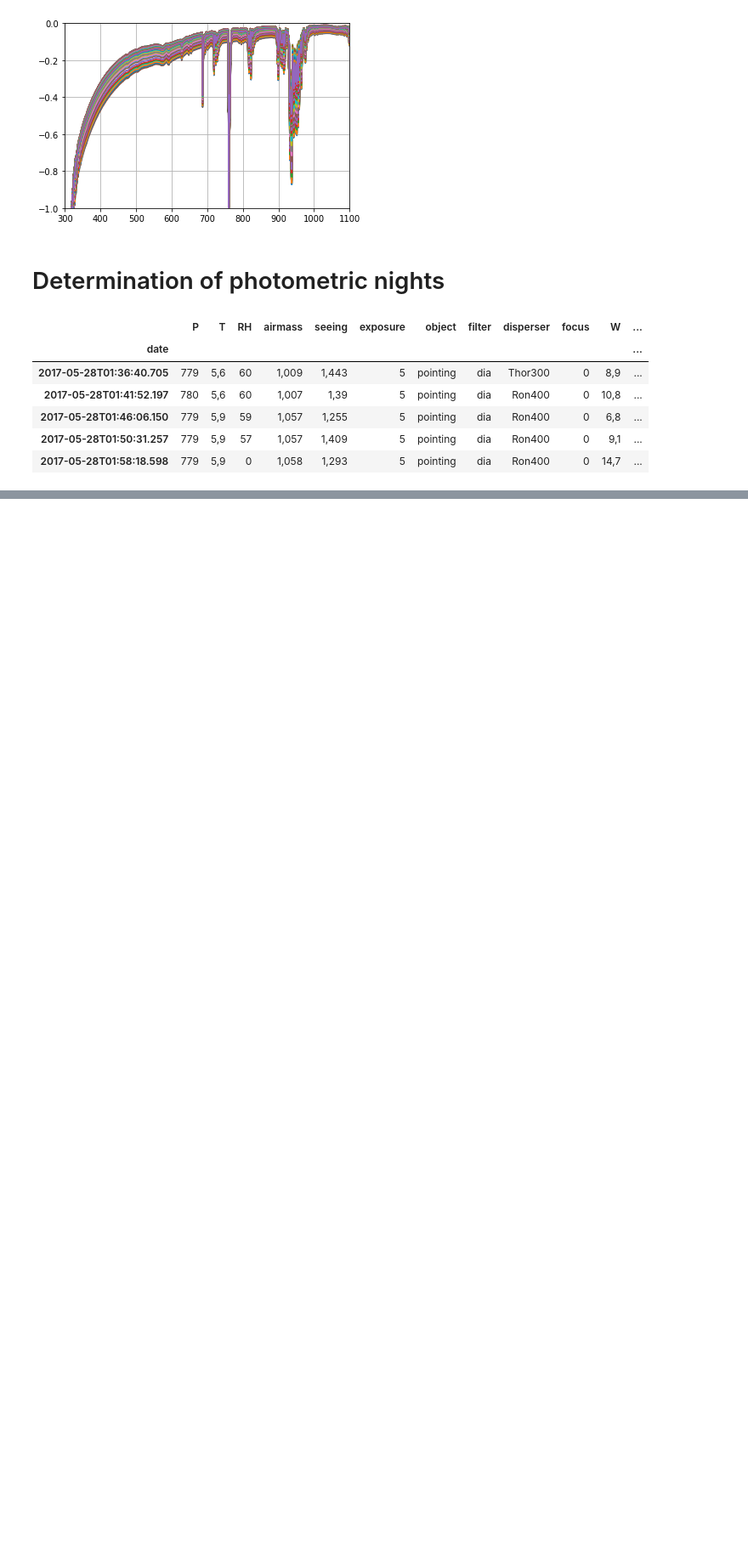
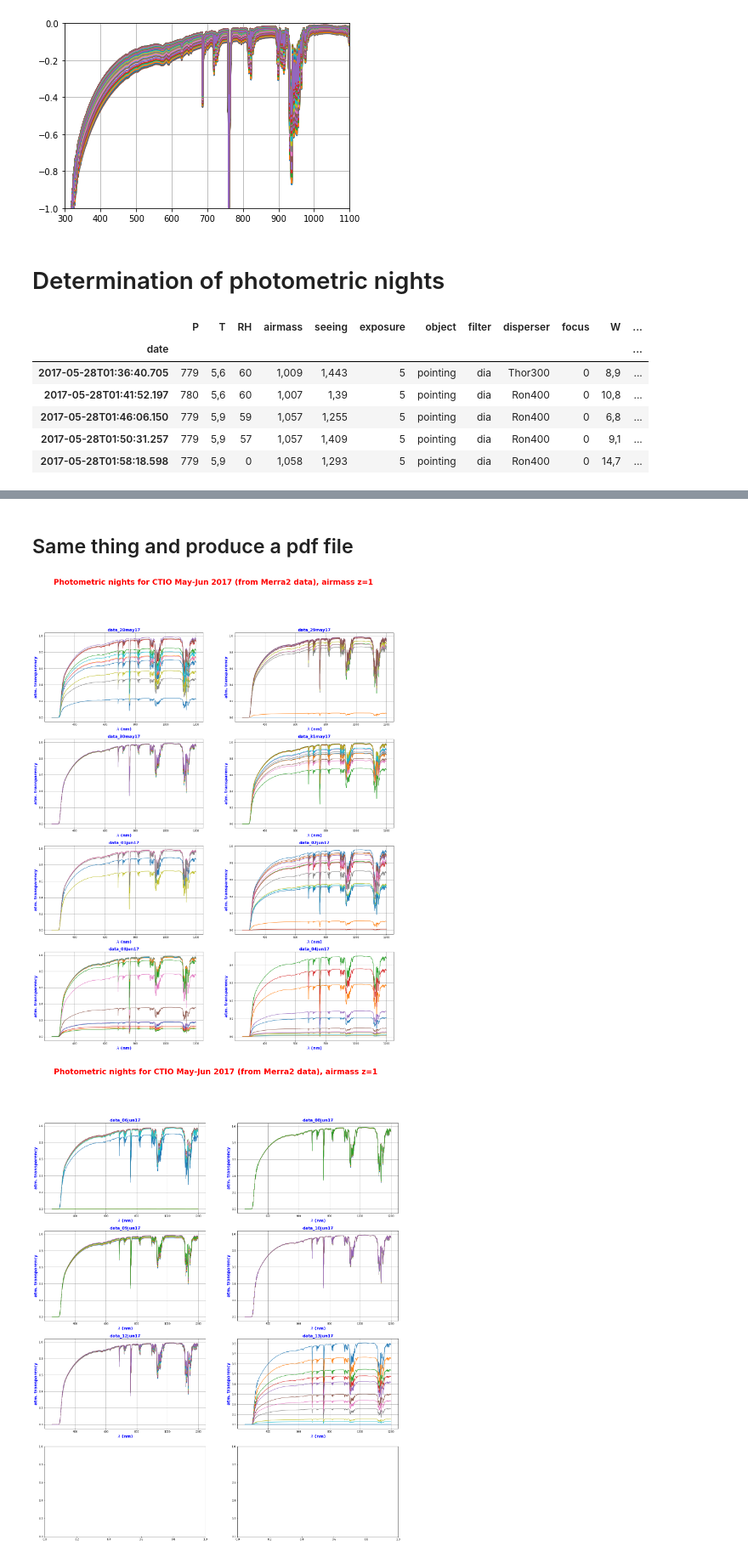
Before and after one commit to sylvielsstfr/GMAOMERRA2, a Jupyter notebook: atmtranspsim/ViewAtmSimu.ipynb, the cells around one changed output, grey strips where cells are left out. Shown at 85% size. Saved outputs shown, nothing was run; the diff lists cells and outputs as text; code cells hidden in the pictures; blank space fills up the shorter version.

Commit message:
produce a pdf file

```diff
--- a/atmtranspsim/ViewAtmSimu.ipynb
+++ b/atmtranspsim/ViewAtmSimu.ipynb
@@ -209,7 +215,9 @@ for subdir in all_subdirs:
+# %% [markdown]
+## Same thing and produce a pdf file
 # %%
 figfilename=os.path.join('photometric-nights.pdf')
 pp = PdfPages(figfilename) # create a pdf file
-title='Photometric nights for CTIO May-Jun 2017 (from Merra2 data)'
+title='Photometric nights for CTIO May-Jun 2017 (from Merra2 data), airmass z=1'
 PageNum=0          # page counter
 NBIMGPERROW=2
 NBIMGROWPERPAGE=4
@@ -218,45 +226,58 @@ NBIMGROWPERPAGE=4
 
 
 index_subd=0
-# loop on subdir
+# loop 1 on subdir
 for subdir in all_subdirs:
 
 
     if index_subd%(NBIMGPERROW*NBIMGROWPERPAGE) == 0:
             f, axarr = plt.subplots(NBIMGROWPERPAGE,NBIMGPERROW,figsize=(25,30))
-            f.suptitle(title,size=20)
+            f.suptitle(title,fontsize=30,fontweight='bold',color='red')
 
 
-            # index of image in the page
-        indexcut=index-PageNum*(NBIMGROWPERPAGE*NBIMGPERROW)
-        ix=indexcut%NBIMGPERROW
-        iy=indexcut/NBIMGPERROW
+    # index of image in the page
+    indexcut=index_subd-PageNum*(NBIMGROWPERPAGE*NBIMGPERROW)
+    ix=indexcut%NBIMGPERROW
+    iy=indexcut/NBIMGPERROW
 
-    plt.figure()
-    plt.title(subdir)
-    plt.xlabel('$\lambda$ (nm)')
-    plt.grid(True)
-    #loop on merra2 timestamp
+
+    #loop 2 on merra2 timestamp
     idx=0
     for timestamp in all_datetime_merra2:
         month=timestamp.month
         day=timestamp.days_in_month
         hour=timestamp.hour
         minu=timestamp.minute
 
         # goal take every hours pressure, PWV and Ozone, and average the aerosols and clouds 30 min before and 30 min after
         if minu==0:
             deltat_start=(timestamp-all_subdirs_starttime[index_subd]).total_seconds()
             deltat_stop=(timestamp-all_subdirs_stoptime[index_subd]).total_seconds()
             if deltat_start>=-3600 and deltat_stop<=3600:
                 tau_cloud=data[idx+1,index_atm_cloud]  #(+1 because first row contains WL)
                 att_cloud=np.exp(-tau_cloud)
-                plt.plot(WL,att_cloud*transp[idx,:])
+                axarr[iy,ix].plot(WL,att_cloud*transp[idx,:])
+                axarr[iy,ix].set_title(subdir,color='blue',fontweight='bold',fontsize=16)
+                axarr[iy,ix].set_xlabel("$\lambda$ (nm)",color='blue',fontweight='bold',fontsize=16)
+                axarr[iy,ix].set_ylabel("atm. transparency",color='blue',fontweight='bold',fontsize=16)
+                axarr[iy,ix].grid(color='grey', ls='solid')
 
         idx+=1  # increase merra time
-    index_subd+=1
+
+    # save a new page
+    if (index_subd+1)%(NBIMGPERROW*NBIMGROWPERPAGE) == 0:
+        #f.colorbar(im, orientation="horizontal")
+        PageNum+=1  # increase page Number
+        f.savefig(pp, format='pdf')
+        f.show()
+
+
+    index_subd+=1    # increase subdir counter
 
 
 f.savefig(pp, format='pdf')
 f.show()
 pp.close()
+# %% [output]
+[figure, added]
+[figure, added]
```
Also changed, not shown: parts of 6 cells of this notebook.
